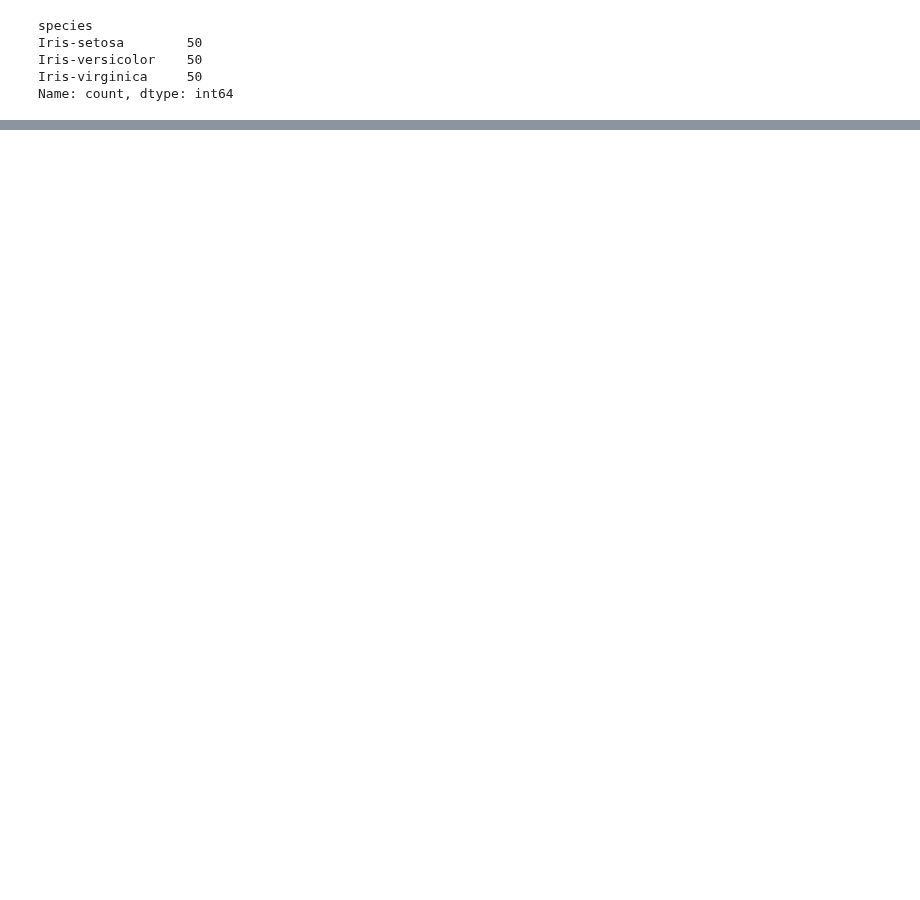
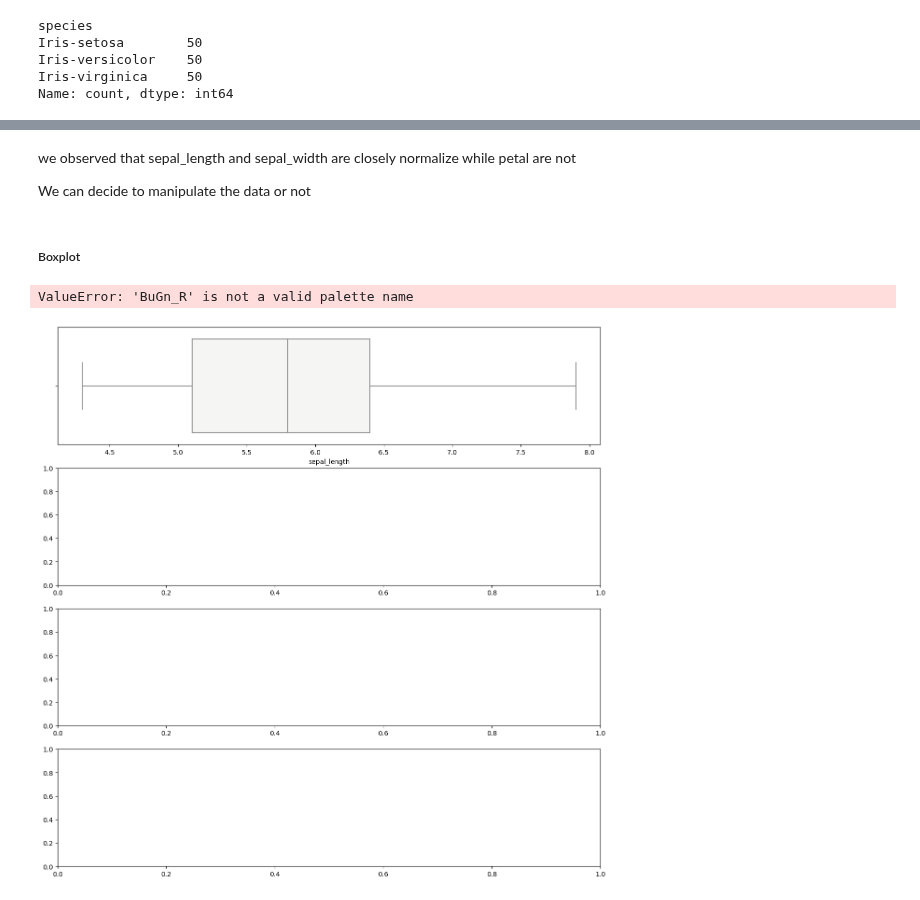
Before and after one commit to andazi/goal-data-science, a Jupyter notebook: Master Data Analysis with Python/intro to exploratory data analysis.ipynb, the cells around one changed output, grey strips where cells are left out. Cells and saved outputs as stored; diff of their text form; code cells hidden in the pictures; blank space fills up the shorter version.

```diff
--- a/Master Data Analysis with Python/intro to exploratory data analysis.ipynb
+++ b/Master Data Analysis with Python/intro to exploratory data analysis.ipynb
@@ -73,0 +153,8 @@ array(['Iris-setosa', 'Iris-versicolor', 'Iris-virginica'], dtype=object)
+# %%
+# checking the distribution of data within each columns
+for col in df.columns.unique():
+    # we domt want to use species col
+    if col != 'Species':
+        sns.displot(df[col],kde=True)
+        plt.title(f'{col}')
+        plt.show()
@@ -73,0 +167,18 @@ array(['Iris-setosa', 'Iris-versicolor', 'Iris-virginica'], dtype=object)
+# %% [markdown]
+we observed that sepal_length and sepal_width are closely normalize while petal are not
+
+We can decide to manipulate the data or not
+# %% [markdown]
+##### Boxplot
+# %%
+
+colors = ['BrBG_r', 'BuGn_R','BuPu_r', 'GnBu_r']
+i = 0
+f,axe = plt.subplots(4, figsize=(15,15))
+for col,color in zip(df.columns.unique(),colors):
+    if col != 'Species':
+        sns.boxplot(x=col, data=df,ax=axe[i],palette=color)
+        i += 1
+# %% [output]
+ValueError: 'BuGn_R' is not a valid palette name
+[figure, added]
```
Also changed, not shown: parts of 29 cells of this notebook, 1 other file.
